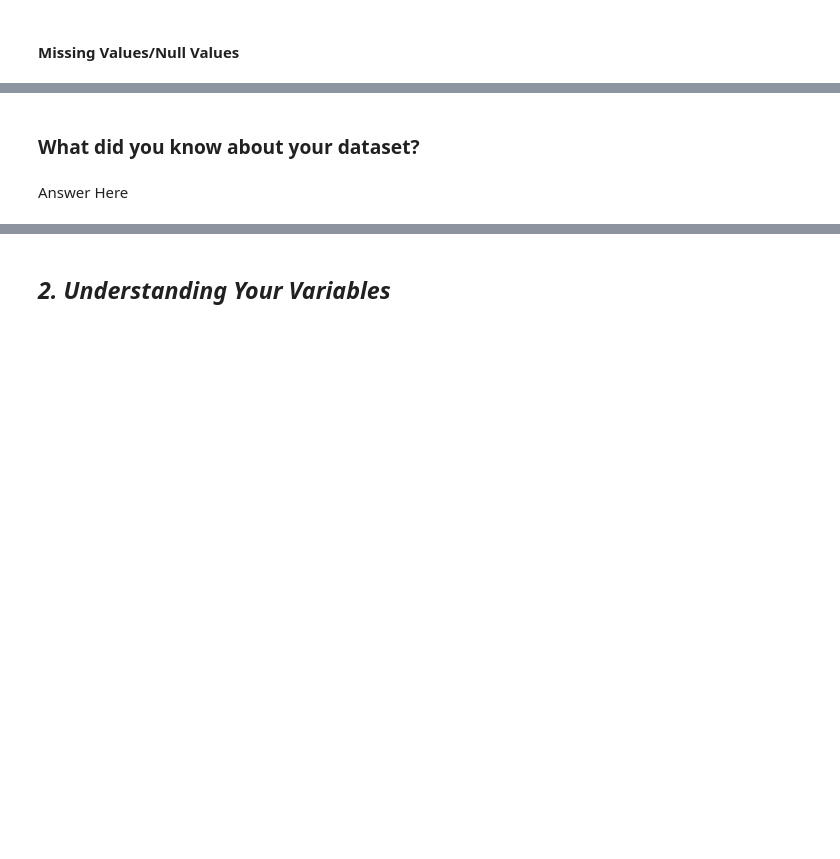
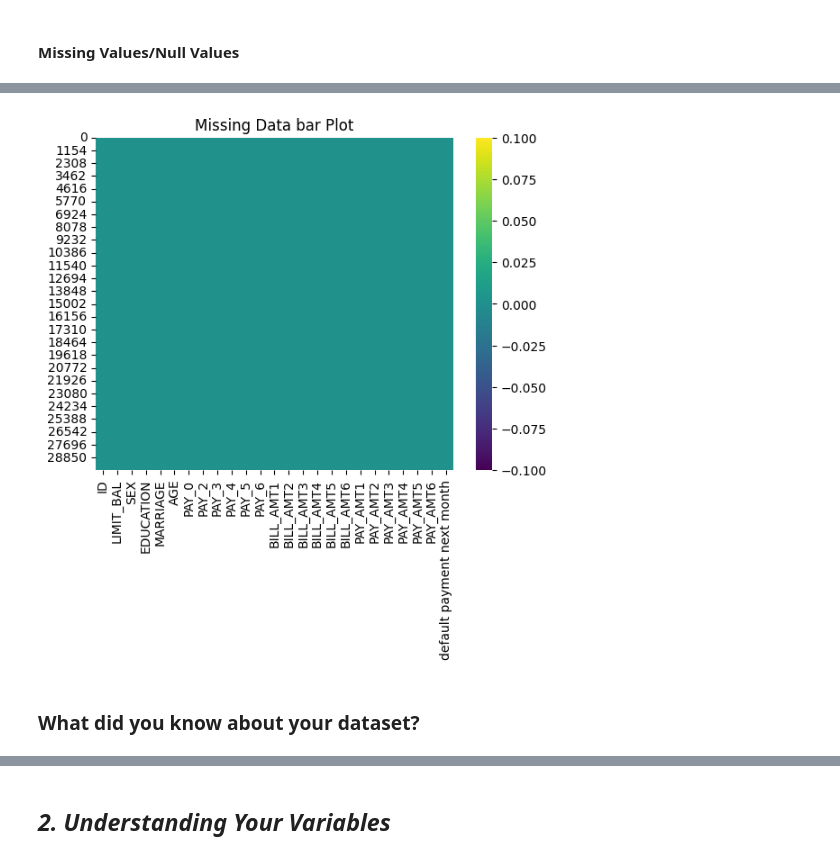
Before and after one commit to subhashsomarouthu/Credit_Card_Default_Prediction, a Jupyter notebook: Credit_Card_Default_Prediction.ipynb, the cells around one changed output, grey strips where cells are left out. Saved outputs shown, nothing was run; the diff lists cells and outputs as text; code cells hidden in the pictures; blank space fills up the shorter version.

```diff
--- a/Credit_Card_Default_Prediction.ipynb
+++ b/Credit_Card_Default_Prediction.ipynb
@@ -192,4 +233,13 @@ Index(['ID', 'LIMIT_BAL', 'SEX', 'EDUCATION', 'MARRIAGE', 'AGE', 'PAY_0',
+# %%
+# Visualizing the missing values
+import missingno as msno
+
+
+sns.heatmap(df.isna(),cmap="viridis")
+
+plt.title('Missing Data bar Plot')
+plt.show()
+# %% [output]
+[figure, added]
 # %% [markdown]
 ### What did you know about your dataset?
-# %% [markdown]
-Answer Here
```
Also changed, not shown: parts of 21 cells of this notebook.
